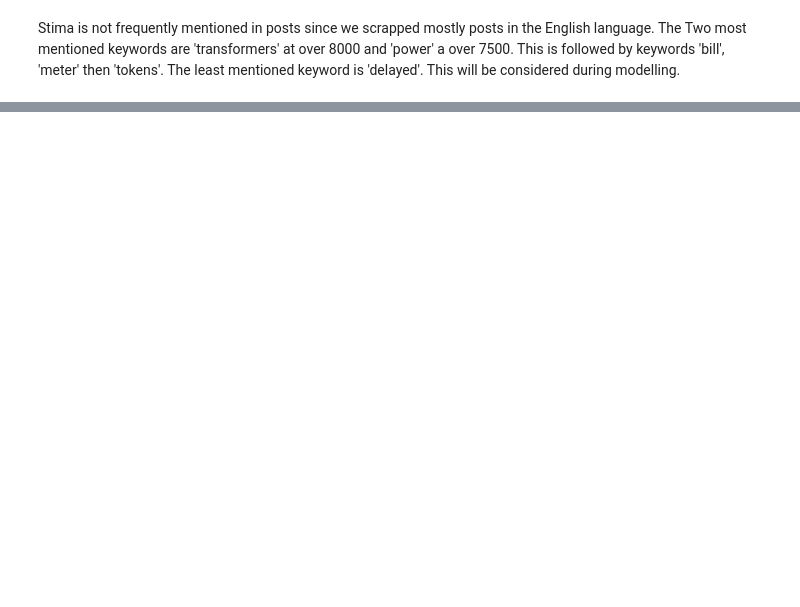
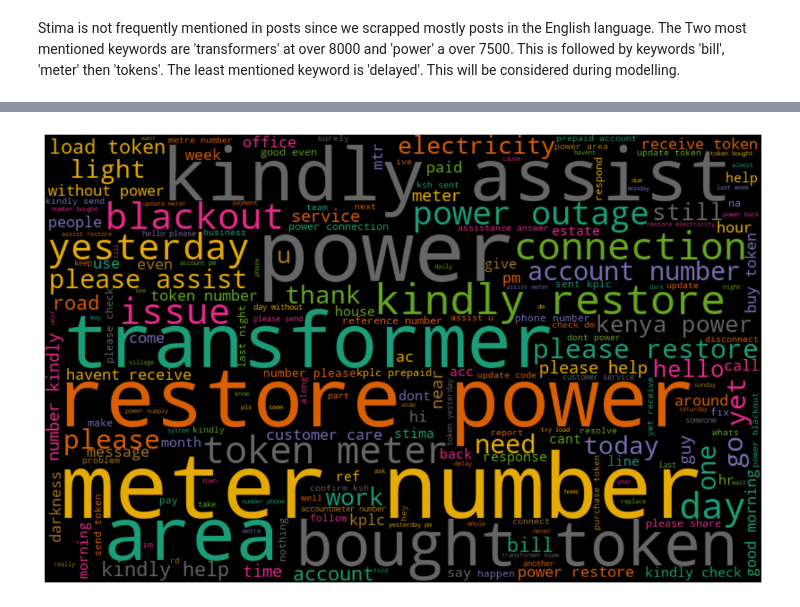
Before and after one commit to clydeochieng/Sentiment-Analysis-on-Kenya-Power-Customer-Experience, a Jupyter notebook: index.ipynb, the cells around one changed output, grey strips where cells are left out. Cells and saved outputs as stored; diff of their text form; code cells hidden in the pictures; blank space fills up the shorter version.

```diff
--- a/index.ipynb
+++ b/index.ipynb
@@ -571 +563,5 @@ stima            847
 dtype: int64
+# %%
+#dropping columns
+processed_df = cleaned_df.drop(['transformer', 'bill', 'blackout', 'interruption', 'meter',
+                   'connection', 'tokens', 'service', 'restored', 'delayed', 'power', 'stima', 'Handle','Date',	'Vader_sentiment_score','TextBlob_Sentiment'],axis=1)
@@ -571,0 +577,5 @@ dtype: int64
+# %%
+# Tokenize the text in the 'Post' column
+processed_df['tokens'] = processed_df['Post'].apply(word_tokenize)
+
+processed_df
@@ -571,0 +600,30 @@ dtype: int64
+# %%
+# Initialize the lemmatizer
+lemmatizer = WordNetLemmatizer()
+
+# Function to convert NLTK POS tags to WordNet POS tags
+def get_wordnet_pos(word):
+    tag = nltk.pos_tag([word])[0][1][0].upper()
+    tag_dict = {"J": wordnet.ADJ, "N": wordnet.NOUN, "V": wordnet.VERB, "R": wordnet.ADV}
+    return tag_dict.get(tag, wordnet.NOUN)
+
+# Lemmatize the tokens
+processed_df['lemmatized'] = processed_df['tokens'].apply(lambda tokens: [lemmatizer.lemmatize(token, get_wordnet_pos(token)) for token in tokens])
+# %%
+from wordcloud import WordCloud
+import matplotlib.pyplot as plt
+
+def generate_wordcloud(all_words):
+    wordcloud = WordCloud(width=800, height=500, random_state=21, max_font_size=100,
+                          relative_scaling=0.5, colormap='Dark2').generate(all_words)
+
+    plt.figure(figsize=(14, 10))
+    plt.imshow(wordcloud, interpolation="bilinear")
+    plt.axis('off')
+    plt.show()
+# %%
+# Generate word cloud for positive tweets
+all_words = ' '.join([' '.join(text) for text in processed_df['lemmatized'][processed_df['Vader_sentiment_label'] == 'positive']])
+generate_wordcloud(all_words)
+# %% [output]
+[figure, added]
```
Also changed, not shown: parts of 43 cells of this notebook.
